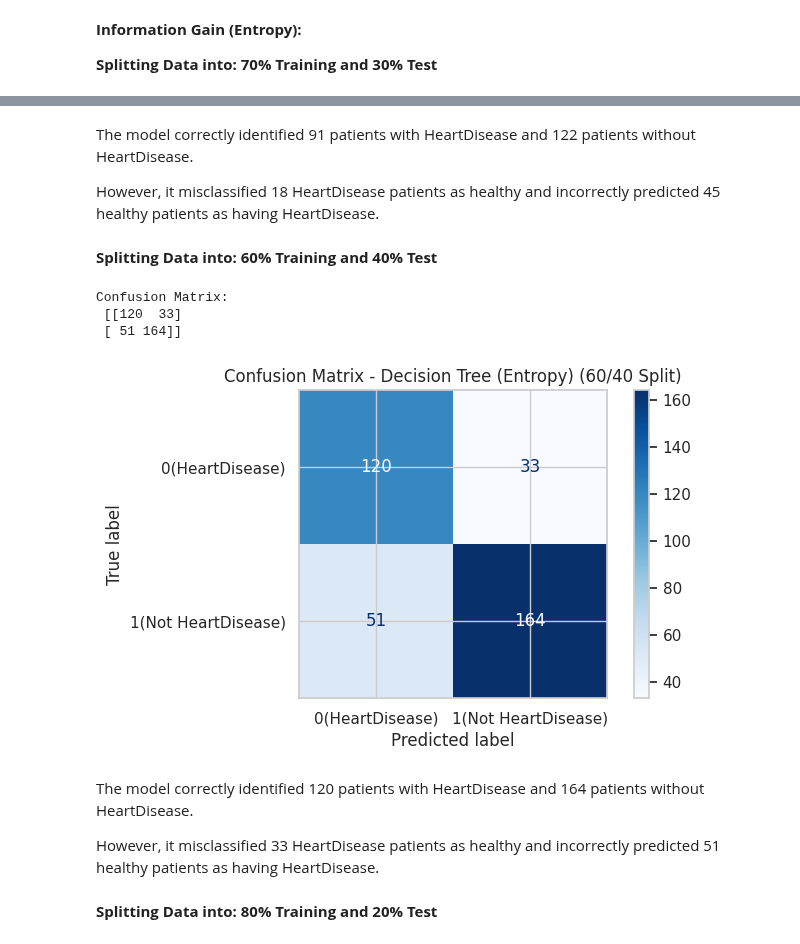
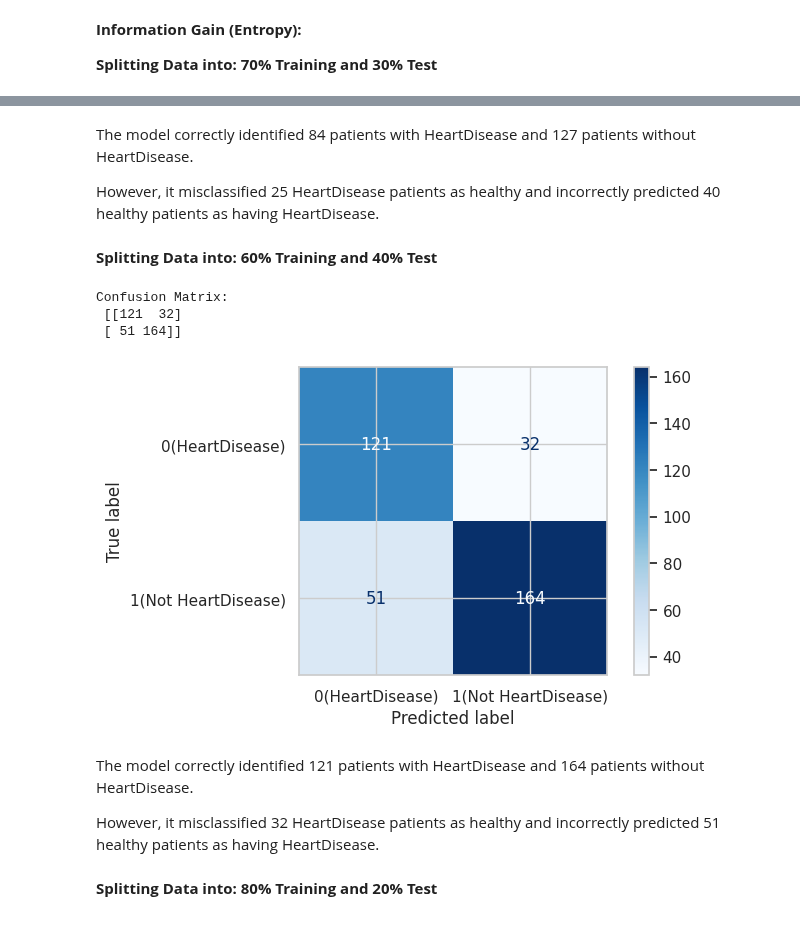
Before and after one commit to Janaalsh5/Heart-Disease, a Jupyter notebook: Report.ipynb, the cells around one changed output, grey strips where cells are left out. Saved outputs shown, nothing was run; the diff lists cells and outputs as text; code cells hidden in the pictures.

```diff
--- a/Report.ipynb
+++ b/Report.ipynb
@@ -216,39 +216,35 @@ from sklearn.model_selection import train_test_split
 from sklearn.metrics import confusion_matrix, ConfusionMatrixDisplay, accuracy_score, classification_report
 from sklearn.preprocessing import LabelEncoder
 
-
-# Prepare features and target
-fn = data.keys().tolist()[:-1]
-X = data[fn]
-y = data['HeartDisease']
-
-# Split the dataset (70% training, 30% testing)
+# Split the dataset into training and testing subsets
 X_train, X_test, y_train, y_test = train_test_split(
     X, y,
     test_size=0.3,
     random_state=1
 )
 
-# Initialize the Decision Tree Classifier using entropy
+# Initialize the Decision Tree Classifier using entropy as criterion
 classifier = DecisionTreeClassifier(criterion='entropy', random_state=1)
 
-# Fit the classifier
+# Fit the classifier to the training data
 classifier.fit(X_train, y_train)
 
-# Predict the test set
+# Predict labels for the test dataset
 y_pred = classifier.predict(X_test)
 
-# Compute the confusion matrix
+
+# Compute the confusion matrix and print it
 cm = confusion_matrix(y_test, y_pred)
-print("Confusion Matrix:\n", cm)
+print(cm)
 
-# Custom class labels
+# Define custom class labels for display
 class_labels = {0: '0(HeartDisease)', 1: '1(Not HeartDisease)'}
 
-# Display the confusion matrix
+# Create the ConfusionMatrixDisplay with the custom labels
 disp = ConfusionMatrixDisplay(confusion_matrix=cm,
                               display_labels=[class_labels[0], class_labels[1]])
+
+# Plot the confusion matrix using the 'Blues' colormap
 disp.plot(cmap=plt.cm.Blues)
-plt.title("Confusion Matrix - Decision Tree (Entropy)")
 plt.show()
 # %% [output]
@@ -259,54 +254,46 @@ Confusion Matrix:
 # %% [markdown]
-The model correctly identified 91 patients with HeartDisease and 122 patients without HeartDisease.
+The model correctly identified 84 patients with HeartDisease and 127 patients without HeartDisease.
 
-However, it misclassified 18 HeartDisease patients as healthy and incorrectly predicted 45 healthy patients as having HeartDisease.
+However, it misclassified 25 HeartDisease patients as healthy and incorrectly predicted 40 healthy patients as having HeartDisease.
 # %% [markdown]
 **Splitting Data into: 60% Training and 40% Test**
 # %%
-from sklearn.model_selection import train_test_split
-from sklearn.tree import DecisionTreeClassifier
-import matplotlib.pyplot as plt
-from sklearn.metrics import confusion_matrix, ConfusionMatrixDisplay
 
 # Split the data: 60% for training and 40% for testing
 X_train, X_test, y_train, y_test = train_test_split(
     X, y, test_size=0.4, random_state=1
 )
 
 # Initialize the Decision Tree classifier using Information Gain (entropy)
 clf3 = DecisionTreeClassifier(criterion='entropy', random_state=1)
 
 # Train the classifier on the training data
 clf3.fit(X_train, y_train)
 
 # Predict labels for the test set
 y_pred = clf3.predict(X_test)
 
 # Compute the confusion matrix and print it
 cm3 = confusion_matrix(y_test, y_pred)
 print("Confusion Matrix:\n", cm3)
 
 # Define custom class labels
 class_labels = {0: '0(HeartDisease)', 1: '1(Not HeartDisease)'}
 
 # Create and plot the confusion matrix display using the 'Blues' colormap
-disp = ConfusionMatrixDisplay(
-    confusion_matrix=cm3,
-    display_labels=[class_labels[0], class_labels[1]]
-)
-
+disp = ConfusionMatrixDisplay(confusion_matrix=cm3,
+                              display_labels=[class_labels[0], class_labels[1]])
 disp.plot(cmap=plt.cm.Blues)
-plt.title("Confusion Matrix - Decision Tree (Entropy) (60/40 Split)")
 plt.show()
 # %% [output]
 Confusion Matrix:
- [[120  33]
+ [[121  32]
  [ 51 164]]
-[figure, old version]
+[figure, new version]
 # %% [markdown]
-The model correctly identified 120 patients with HeartDisease and 164 patients without HeartDisease.
+The model correctly identified 121 patients with HeartDisease and 164 patients without HeartDisease.
 
-However, it misclassified 33 HeartDisease patients as healthy and incorrectly predicted 51 healthy patients as having HeartDisease.
+However, it misclassified 32 HeartDisease patients as healthy and incorrectly predicted 51 healthy patients as having HeartDisease.
 # %% [markdown]
 **Splitting Data into: 80% Training and 20% Test**
 # %%
```
Also changed, not shown: parts of 19 cells of this notebook.
